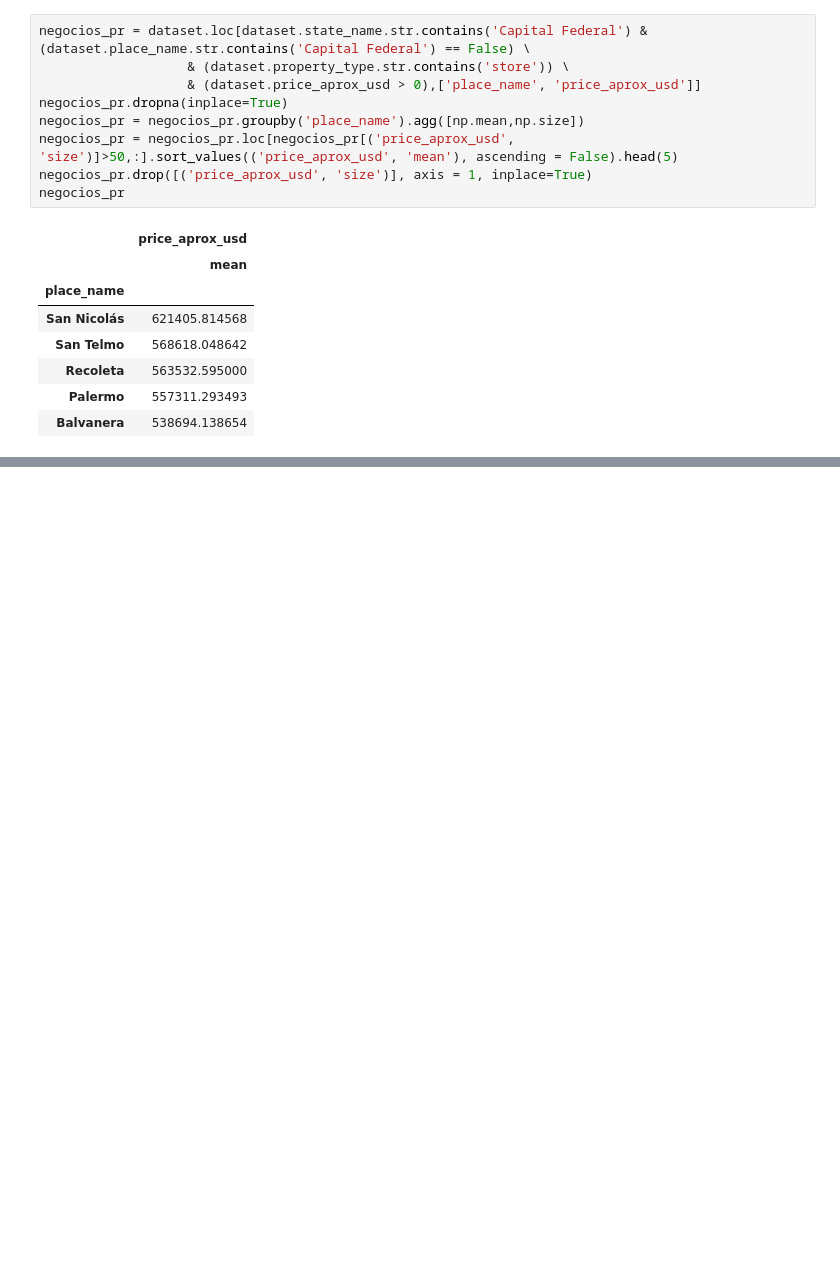
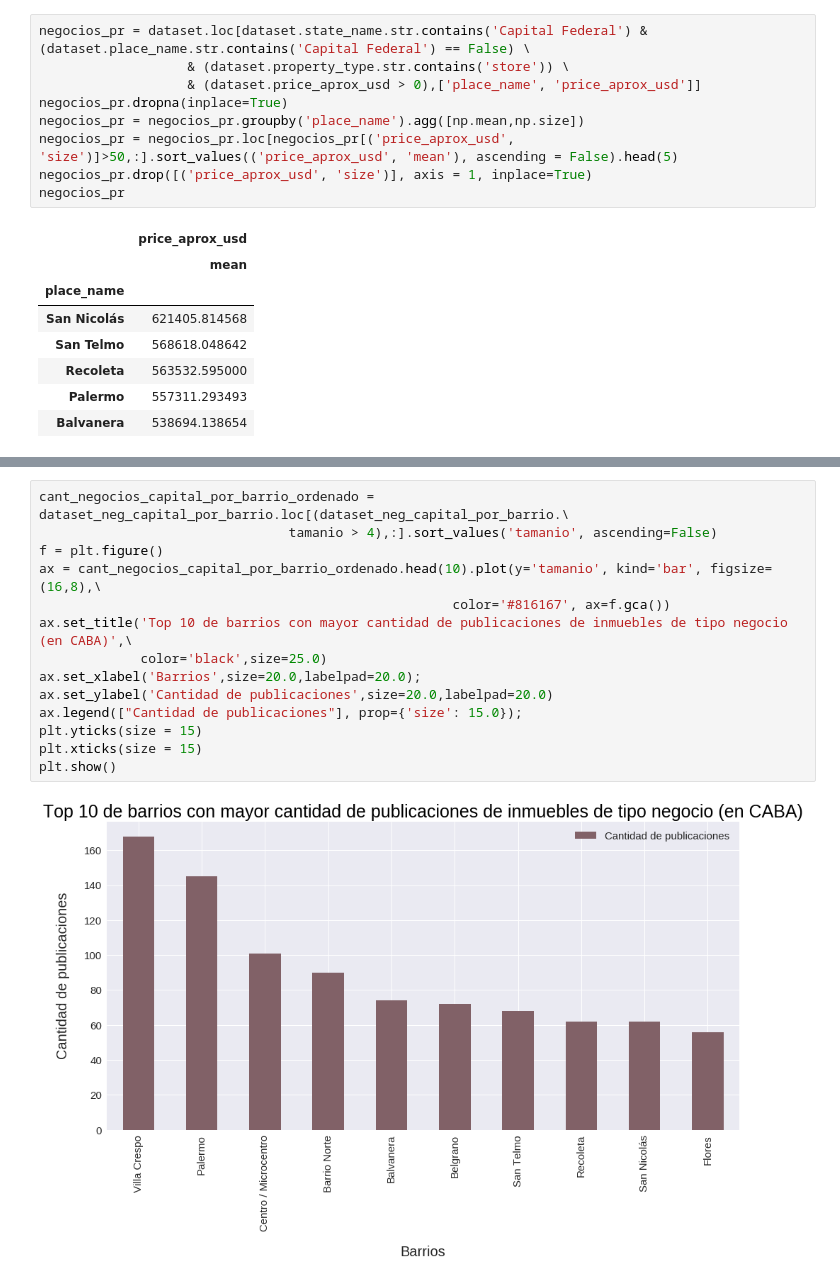
Before and after one commit to nicolaslongo/datos-TP1, a Jupyter notebook: Análisis Exploratorio de Datos.ipynb, the cells around one changed output, grey strips where cells are left out. Saved outputs shown, nothing was run; the diff lists cells and outputs as text; blank space fills up the shorter version.

```diff
--- a/Análisis Exploratorio de Datos.ipynb
+++ b/Análisis Exploratorio de Datos.ipynb
@@ -386,0 +518,16 @@ negocios_pr
+# %%
+cant_negocios_capital_por_barrio_ordenado = dataset_neg_capital_por_barrio.loc[(dataset_neg_capital_por_barrio.\
+                                tamanio > 4),:].sort_values('tamanio', ascending=False)
+f = plt.figure()
+ax = cant_negocios_capital_por_barrio_ordenado.head(10).plot(y='tamanio', kind='bar', figsize=(16,8),\
+                                                     color='#816167', ax=f.gca())
+ax.set_title('Top 10 de barrios con mayor cantidad de publicaciones de inmuebles de tipo negocio (en CABA)',\
+             color='black',size=25.0)
+ax.set_xlabel('Barrios',size=20.0,labelpad=20.0);
+ax.set_ylabel('Cantidad de publicaciones',size=20.0,labelpad=20.0)
+ax.legend(["Cantidad de publicaciones"], prop={'size': 15.0});
+plt.yticks(size = 15)
+plt.xticks(size = 15)
+plt.show()
+# %% [output]
+[figure, added]
```
Also changed, not shown: parts of 21 cells of this notebook, 1 other file.
